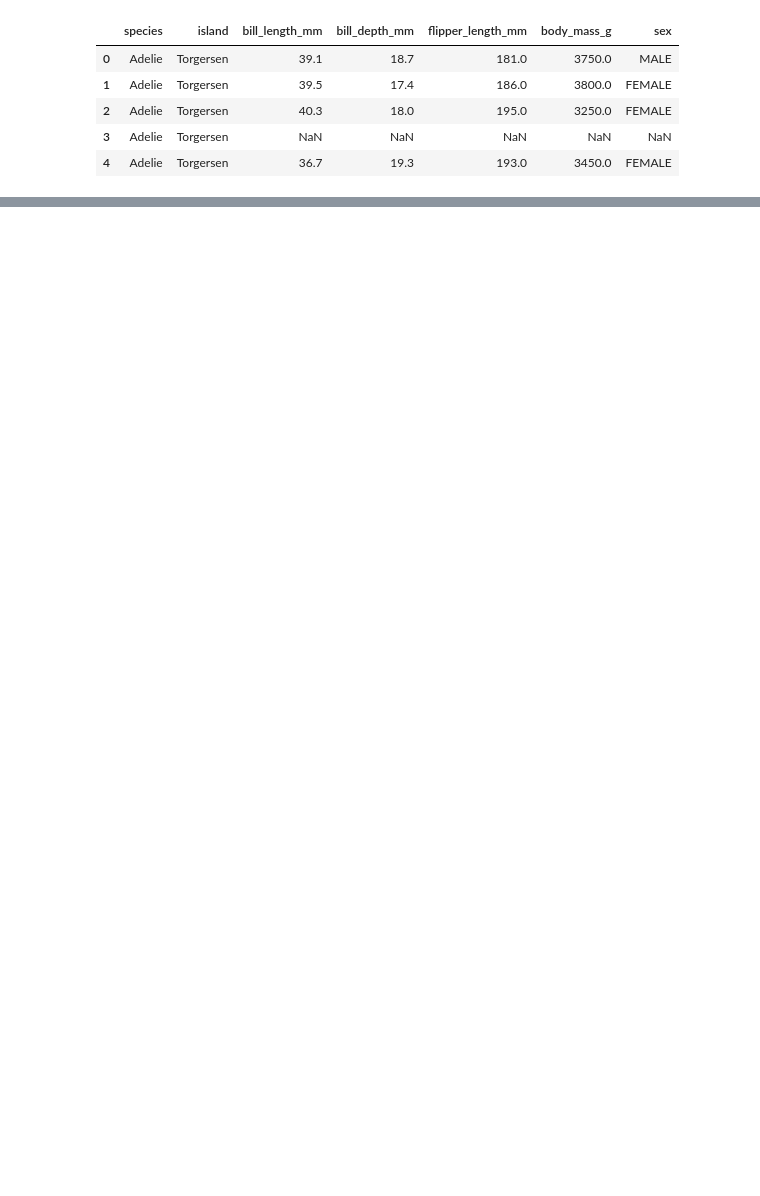
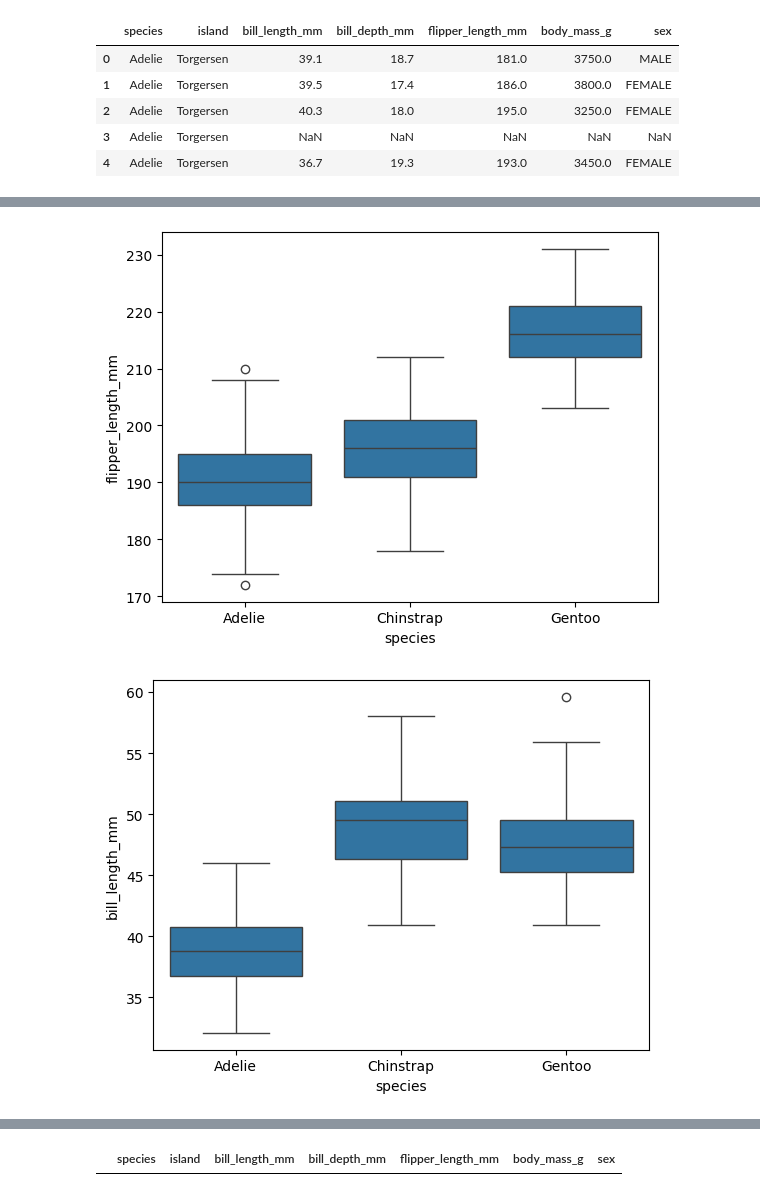
Before and after one commit to rohitsrivastava98/ai-engineer, a Jupyter notebook: Machine-learning.ipynb, the cells around one changed output, grey strips where cells are left out. Drawn from its saved outputs; the diff is of its cells as text; code cells hidden in the pictures; blank space fills up the shorter version.

```diff
--- a/Machine-learning.ipynb
+++ b/Machine-learning.ipynb
@@ -35,0 +70,16 @@ df.head()
+# %%
+# let's visualize with boxplots how the flipper length, bill length and bill depth are distributed
+# among various species (relationship with flipper lenght, bill length and bill depth) with species
+
+# Seaborn - A library built upan matplotlib
+
+import seaborn as sns
+sns.boxplot(x='species', y='flipper_length_mm', data=df)
+plt.show()
+sns.boxplot(x='species', y='bill_length_mm', data=df)
+plt.show()
+sns.boxplot(x='species', y='bill_depth_mm', data=df)
+plt.show()
+# %% [output]
+[figure, added]
+[figure, added]
@@ -35,0 +87,8 @@ df.head()
+# %%
+# Preparing the data for building model
+
+# 1. Handle missing values (Data for which at least one property is not available in csv)
+# co: Show rows with missing values
+df[df.isnull().any(axis=1)]
+# %% [output]
+|  | species | island | bill_length_mm | bill_depth_mm | flipper_length_mm | body_mass_g | sex |
```
Also changed, not shown: parts of 4 cells of this notebook.
